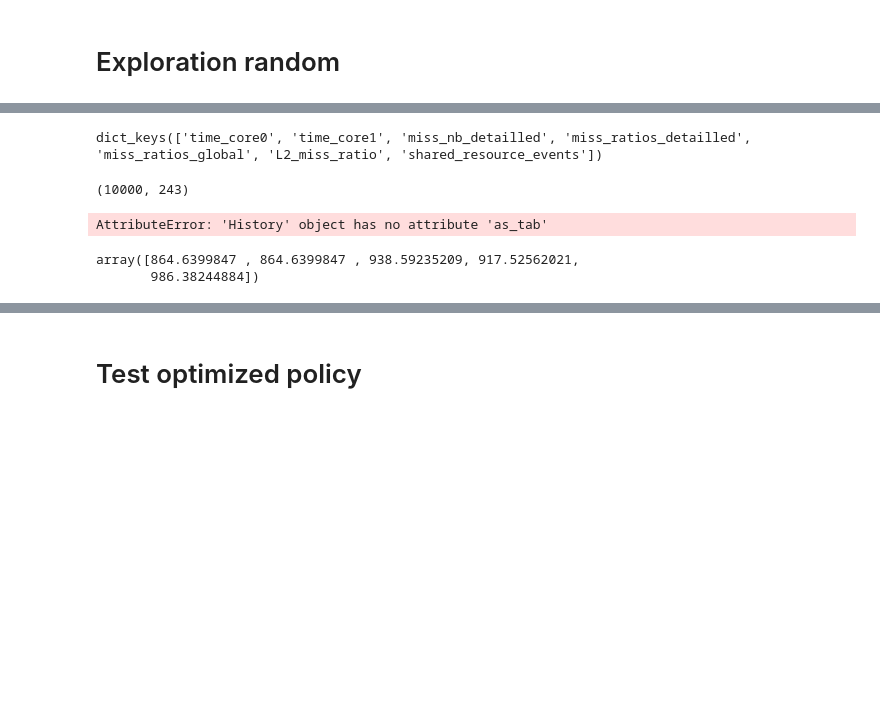
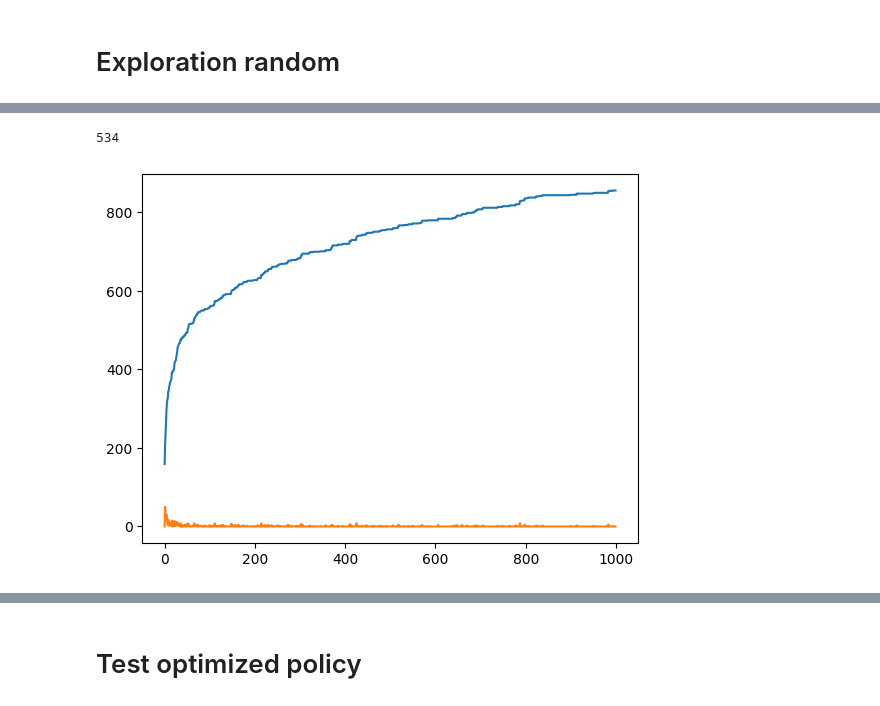
Before and after one commit to Ludoviccccc/ExplorationSimu3, a Jupyter notebook: test_imgep.ipynb, the cells around one changed output, grey strips where cells are left out. Cells and saved outputs as stored; diff of their text form; code cells hidden in the pictures; blank space fills up the shorter version.

```diff
--- a/test_imgep.ipynb
+++ b/test_imgep.ipynb
@@ -25,4 +27,4 @@ def load(name):
 # %%
 N = 1000
 E =Env(300,num_addr=100)
-H_rand = History(env = E)
+H_rand = History(env = E, capacity=N)
@@ -52,18 +62,11 @@ C = np.array(H_rand.tab)
-# %%
-H_rand.memory_perf['mutual'].keys()
-# %% [output]
-dict_keys(['time_core0', 'time_core1', 'miss_nb_detailled', 'miss_ratios_detailled', 'miss_ratios_global', 'L2_miss_ratio', 'shared_resource_events'])
-# %%
-tab = H_rand.as_array()
-print(tab.shape)
-# %% [output]
-(10000, 243)
-# %%
-H_rand.as_tab
-# %% [output]
-AttributeError: 'History' object has no attribute 'as_tab'
-# %%
-sum(tab[:,-5:])
-# %% [output]
-array([864.6399847 , 864.6399847 , 938.59235209, 917.52562021,
-       986.38244884])
+# %%
+len(H.shared_resource_coords)
+# %% [output]
+534
+# %%
+import matplotlib.pyplot as plt
+plt.plot(H_rand.diversity_vec,label='diversity')
+plt.plot(H_rand.reward_vec,label='reward')
+plt.show()
+# %% [output]
+[figure, added]
```
Also changed, not shown: parts of 34 cells of this notebook, 8 other files.
